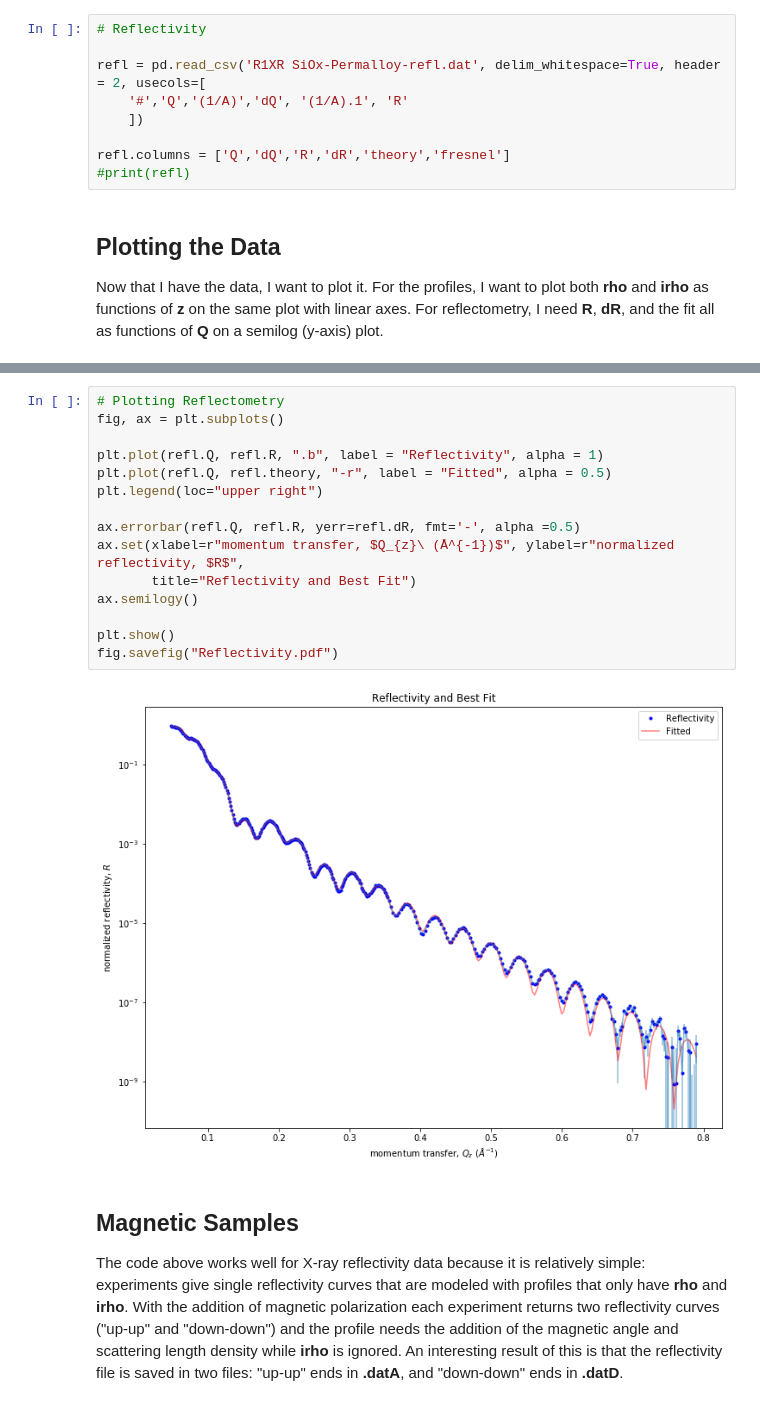
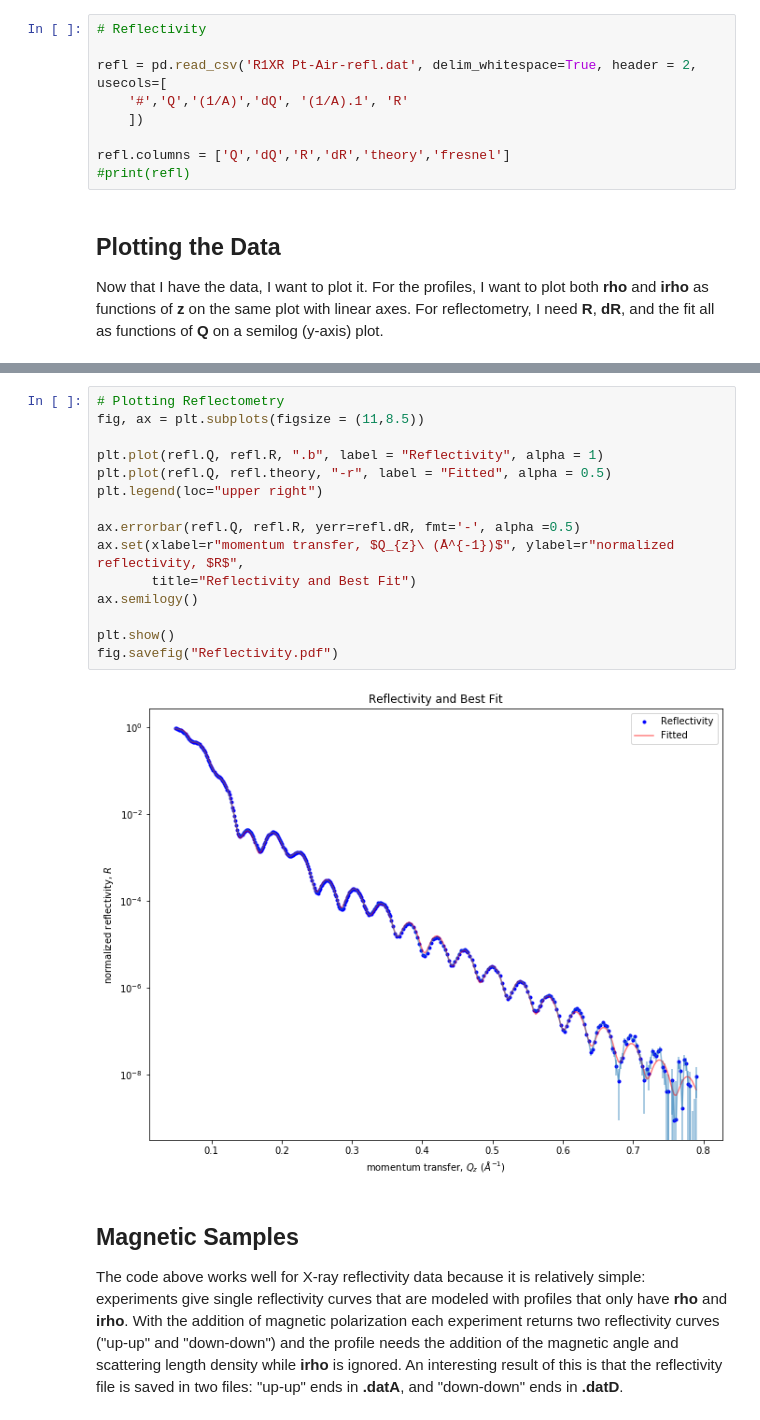
Before and after one commit to brianjosey/Autoplotting, a Jupyter notebook: Plotting.ipynb, the cells around one changed output, grey strips where cells are left out. Saved outputs shown, nothing was run; the diff lists cells and outputs as text.

```diff
--- a/Plotting.ipynb
+++ b/Plotting.ipynb
@@ -45,7 +45,7 @@ profile.columns = ['z','rho','irho']
 # %%
 # Reflectivity
 
-refl = pd.read_csv('R1XR SiOx-Permalloy-refl.dat', delim_whitespace=True, header = 2, usecols=[
+refl = pd.read_csv('R1XR Pt-Air-refl.dat', delim_whitespace=True, header = 2, usecols=[
     '#','Q','(1/A)','dQ', '(1/A).1', 'R'
     ])
 
@@ -76,20 +76,20 @@ fig.savefig("Profile.pdf")
 # %%
 # Plotting Reflectometry
-fig, ax = plt.subplots()
+fig, ax = plt.subplots(figsize = (11,8.5))
 
 plt.plot(refl.Q, refl.R, ".b", label = "Reflectivity", alpha = 1)
 plt.plot(refl.Q, refl.theory, "-r", label = "Fitted", alpha = 0.5)
 plt.legend(loc="upper right")
 
 ax.errorbar(refl.Q, refl.R, yerr=refl.dR, fmt='-', alpha =0.5)
 ax.set(xlabel=r"momentum transfer, $Q_{z}\ (Å^{-1})$", ylabel=r"normalized reflectivity, $R$",
        title="Reflectivity and Best Fit")
 ax.semilogy()
 
 plt.show()
 fig.savefig("Reflectivity.pdf")
 # %% [output]
-[figure, old version]
+[figure, new version]
 # %% [markdown]
 ## Magnetic Samples
 
```
Also changed, not shown: parts of 3 cells of this notebook.
